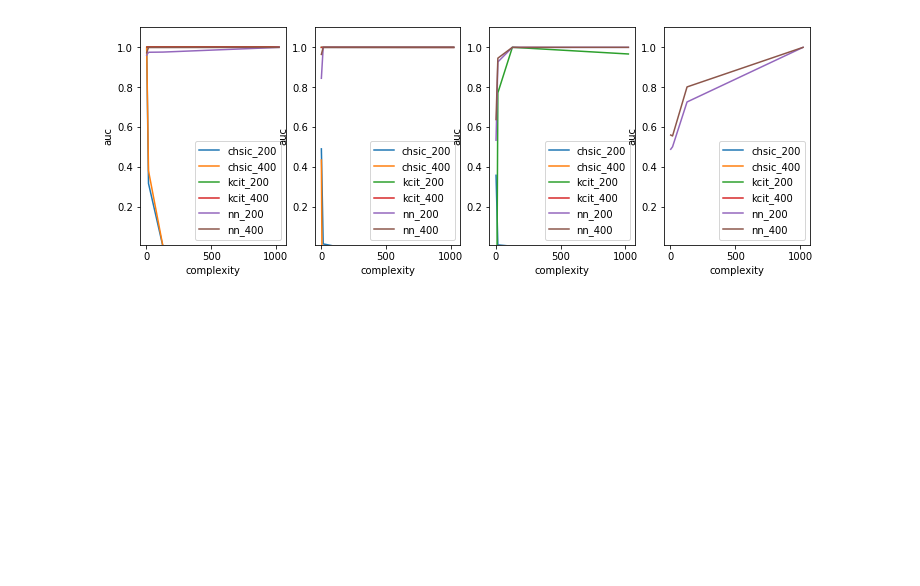
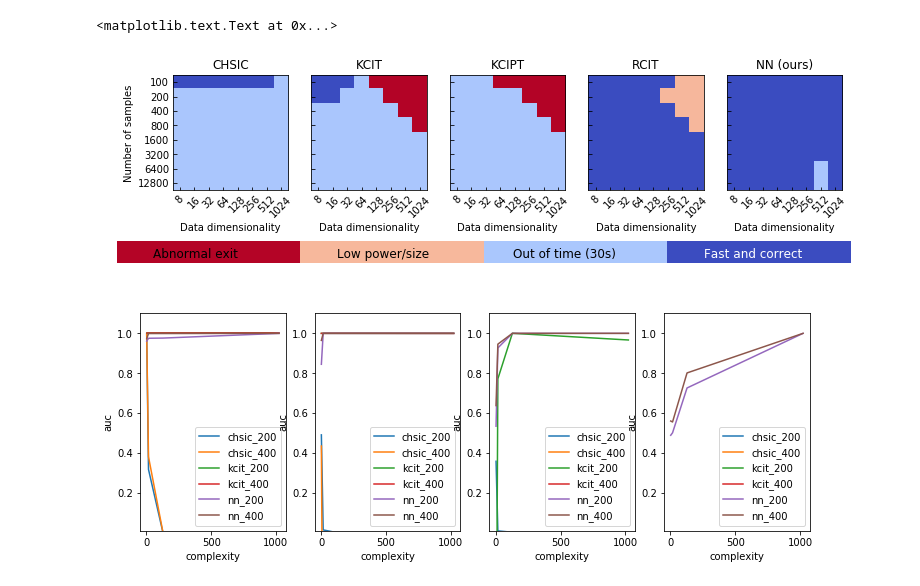
Before and after one commit to kjchalup/independence_test, a Jupyter notebook: nips/Comparison.ipynb, the cells around one changed output. Drawn from its saved outputs; the diff is of its cells as text; code cells hidden in the pictures; blank space fills up the shorter version.

```diff
--- a/nips/Comparison.ipynb
+++ b/nips/Comparison.ipynb
@@ -23,34 +58,75 @@ for method in ['chsic', 'kcit', 'kcipt', 'nn']:
     res_mats[method] = res_mats[method].T
 # %%
-fig = plt.figure(figsize=(15, 4), facecolor='white')
-cmap = plt.get_cmap('coolwarm')
+fig = plt.figure(figsize=(12, 3), facecolor='white')
+cmap = plt.get_cmap('coolwarm_r')
 cmap.set_bad('black',1.)
 cmap.set_under('white', 1.)
 
-plt.subplot(1, 4, 1)
+ax = plt.subplot(1, 5, 1)
+plt.title('CHSIC')
 plt.xlabel('Data dimensionality')
-plt.xticks([0, 1, 2, 3, 4, 5, 6, 7], DIM)
+plt.xticks([0, 1, 2, 3, 4, 5, 6, 7], DIM, rotation=45)
 plt.ylabel('Number of samples')
 plt.yticks([0, 1, 2, 3, 4, 5, 6, 7], N_SAMPLES)
-plt.imshow(res_mats['chsic'], vmin=0, vmax=650, cmap=cmap)
+ax.tick_params(direction='in')
+plt.imshow(res_mats['chsic'], vmin=-2, vmax=1, cmap=cmap)
 
-plt.subplot(1, 4, 2)
+ax = plt.subplot(1, 5, 2)
+plt.title('KCIT')
 plt.xlabel('Data dimensionality')
-plt.xticks([0, 1, 2, 3, 4, 5, 6, 7], DIM)
+plt.xticks([0, 1, 2, 3, 4, 5, 6, 7], DIM, rotation=45)
 plt.yticks([0, 1, 2, 3, 4, 5, 6, 7], [])
-plt.imshow(res_mats['kcit'], vmin=0, vmax=650, cmap=cmap)
+ax.tick_params(direction='in')
+plt.imshow(res_mats['kcit'], vmin=-2, vmax=1, cmap=cmap)
 
-plt.subplot(1, 4, 3)
+ax = plt.subplot(1, 5, 3)
+plt.title('KCIPT')
 plt.xlabel('Data dimensionality')
-plt.xticks([0, 1, 2, 3, 4, 5, 6, 7], DIM)
+plt.xticks([0, 1, 2, 3, 4, 5, 6, 7], DIM, rotation=45)
 plt.yticks([0, 1, 2, 3, 4, 5, 6, 7], [])
-plt.imshow(res_mats['kcipt'], vmin=0, vmax=650, cmap=cmap)
+ax.tick_params(direction='in')
+plt.imshow(res_mats['kcipt'], vmin=-2, vmax=1, cmap=cmap)
 
-plt.subplot(1, 4, 4)
+ax = plt.subplot(1, 5, 4)
+plt.title('RCIT')
 plt.xlabel('Data dimensionality')
-plt.xticks([0, 1, 2, 3, 4, 5, 6, 7], DIM)
+plt.xticks([0, 1, 2, 3, 4, 5, 6, 7], DIM, rotation=45)
 plt.yticks([0, 1, 2, 3, 4, 5, 6, 7], [])
-plt.imshow(res_mats['nn'], vmin=0, vmax=650, cmap=cmap)
+ax.tick_params(direction='in')
+plt.imshow(res_mats['rcit'], vmin=-2, vmax=1, cmap=cmap)
+
+ax = plt.subplot(1, 5, 5)
+plt.title('NN (ours)')
+plt.xlabel('Data dimensionality')
+plt.xticks([0, 1, 2, 3, 4, 5, 6, 7], DIM, rotation=45)
+plt.yticks([0, 1, 2, 3, 4, 5, 6, 7], [])
+ax.tick_params(direction='in')
+plt.imshow(res_mats['nn'], vmin=-2, vmax=1, cmap=cmap)
+
+ax = fig.add_axes([0.06, -.1, .85, .1])
+plt.axis('off')
+ax.add_patch(
+    patches.Rectangle((0, 0), .25, 1, facecolor=cmap(0))
+)
+plt.text(0.05, 0.25, 'Abnormal exit', fontsize=12)
+
+ax.add_patch(
+    patches.Rectangle((.25, 0), .25, 1, facecolor=cmap(1/3.))
+)
+plt.text(0.3, 0.25, 'Low power/size', fontsize=12)
+
+ax.add_patch(
+    patches.Rectangle((.5, 0), .25, 1, facecolor=cmap(2/3.))
+)
+plt.text(0.54, 0.25, 'Out of time (30s)', fontsize=12)
+
+ax.add_patch(
+    patches.Rectangle((.75, 0), .25, 1, facecolor=cmap(1.))
+)
+plt.text(0.8, 0.25, 'Fast and correct', fontsize=12, color='white')
+# %% [output]
+<matplotlib.text.Text at 0x...>
+[figure, added]
 # %%
 from independence_test.evaluation_settings import SAMPLE_NUMS, DSETS
 from independence_test.utils import pc_ks
```
Also changed, not shown: parts of 3 cells of this notebook, 14 other files.
